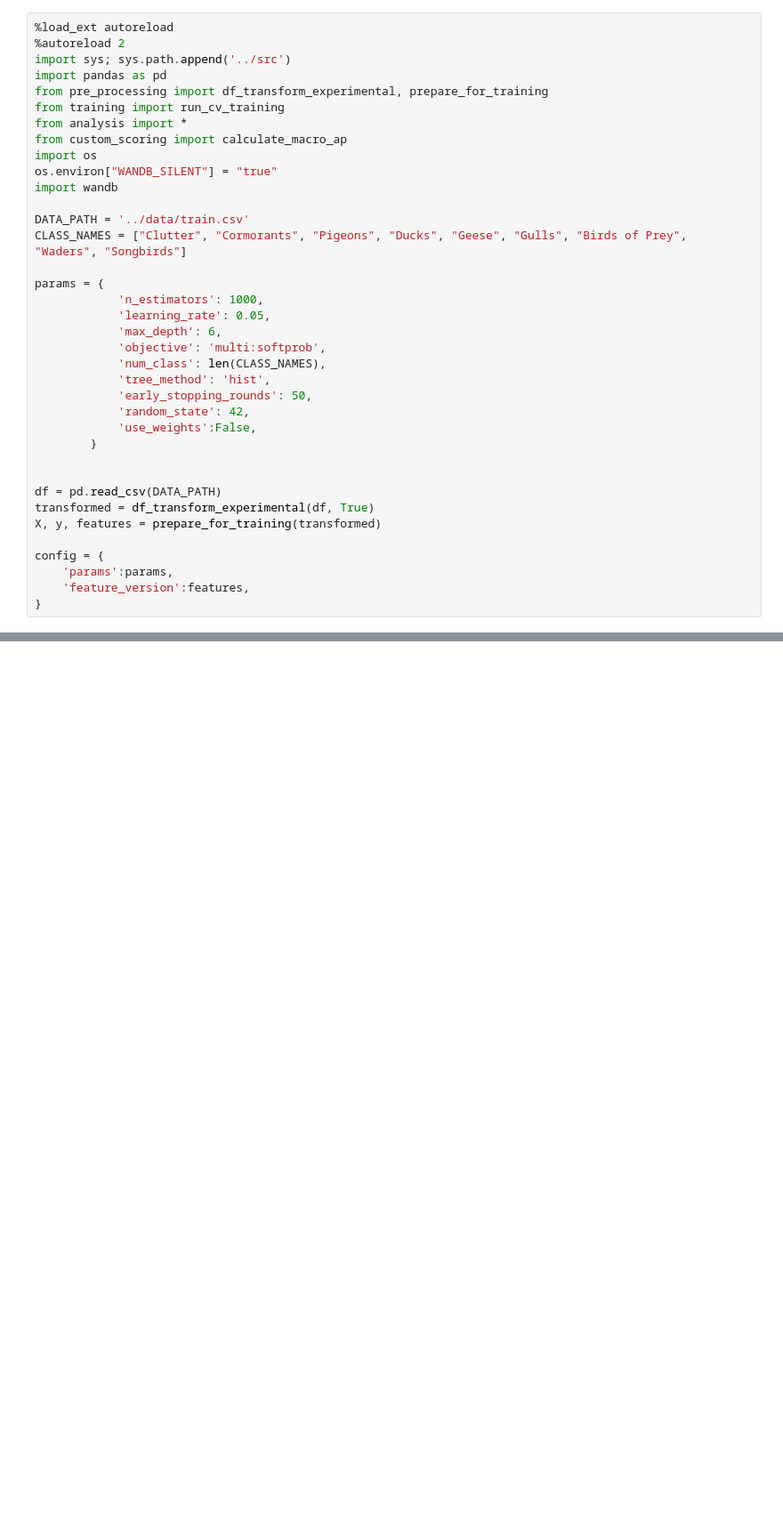
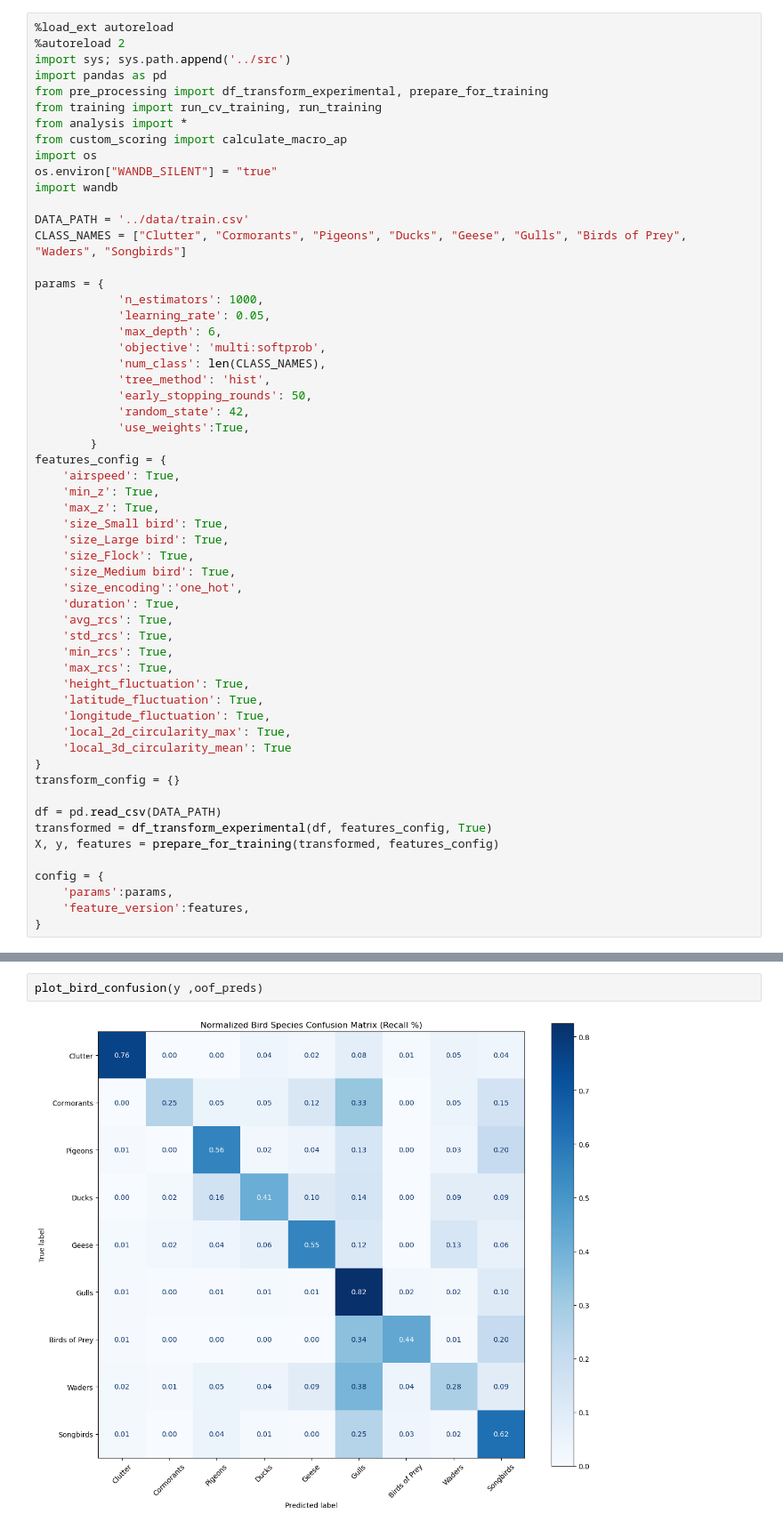
Before and after one commit to Arkantanti/AICup, a Jupyter notebook: training/experiment_hub.ipynb, the cells around one changed output, grey strips where cells are left out. Shown at 89% size. Drawn from its saved outputs; the diff is of its cells as text; blank space fills up the shorter version.

```diff
--- a/training/experiment_hub.ipynb
+++ b/training/experiment_hub.ipynb
@@ -4,7 +4,7 @@
 import sys; sys.path.append('../src')
 import pandas as pd
 from pre_processing import df_transform_experimental, prepare_for_training
-from training import run_cv_training
+from training import run_cv_training, run_training
 from analysis import *
 from custom_scoring import calculate_macro_ap
 import os
@@ -23,13 +23,33 @@ params = {
             'tree_method': 'hist',
             'early_stopping_rounds': 50,
             'random_state': 42,
-            'use_weights':False,
+            'use_weights':True,
         }
-
+features_config = {
+    'airspeed': True,
+    'min_z': True,
+    'max_z': True,
+    'size_Small bird': True,
+    'size_Large bird': True,
+    'size_Flock': True,
+    'size_Medium bird': True,
+    'size_encoding':'one_hot',
+    'duration': True,
+    'avg_rcs': True,
+    'std_rcs': True,
+    'min_rcs': True,
+    'max_rcs': True,
+    'height_fluctuation': True,
+    'latitude_fluctuation': True,
+    'longitude_fluctuation': True,
+    'local_2d_circularity_max': True,
+    'local_3d_circularity_mean': True
+}
+transform_config = {}
 
 df = pd.read_csv(DATA_PATH)
-transformed = df_transform_experimental(df, True)
-X, y, features = prepare_for_training(transformed)
+transformed = df_transform_experimental(df, features_config, True)
+X, y, features = prepare_for_training(transformed, features_config)
 
 config = {
     'params':params,
@@ -49,0 +74,4 @@ plot_multiclass_calibration(y, oof_preds)
+# %%
+plot_bird_confusion(y ,oof_preds)
+# %% [output]
+[figure, added]
```
Also changed, not shown: parts of 6 cells of this notebook, 12 other files.
